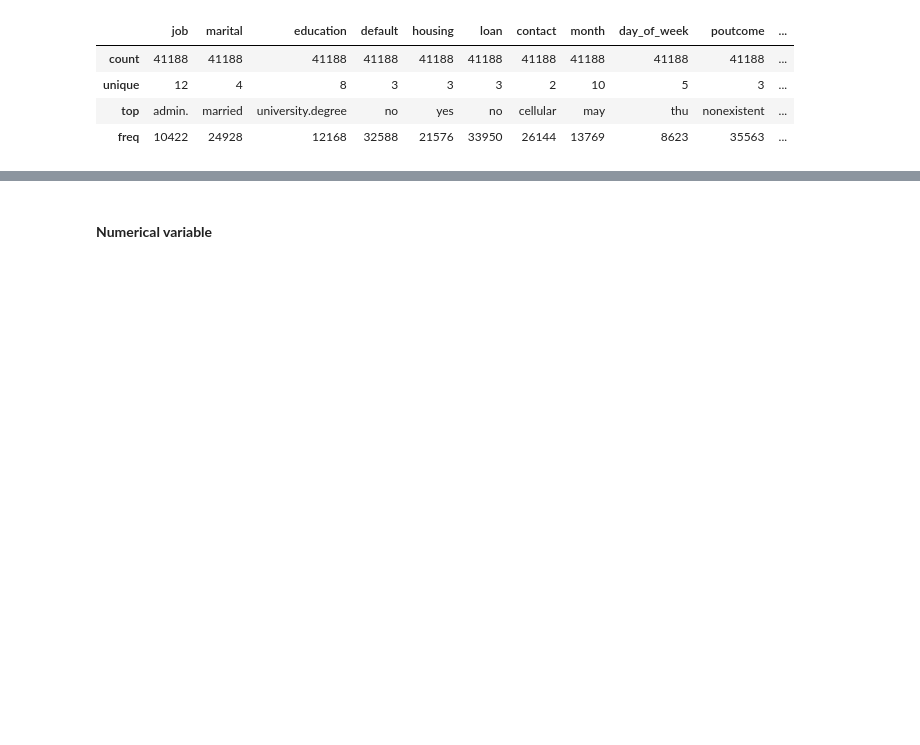
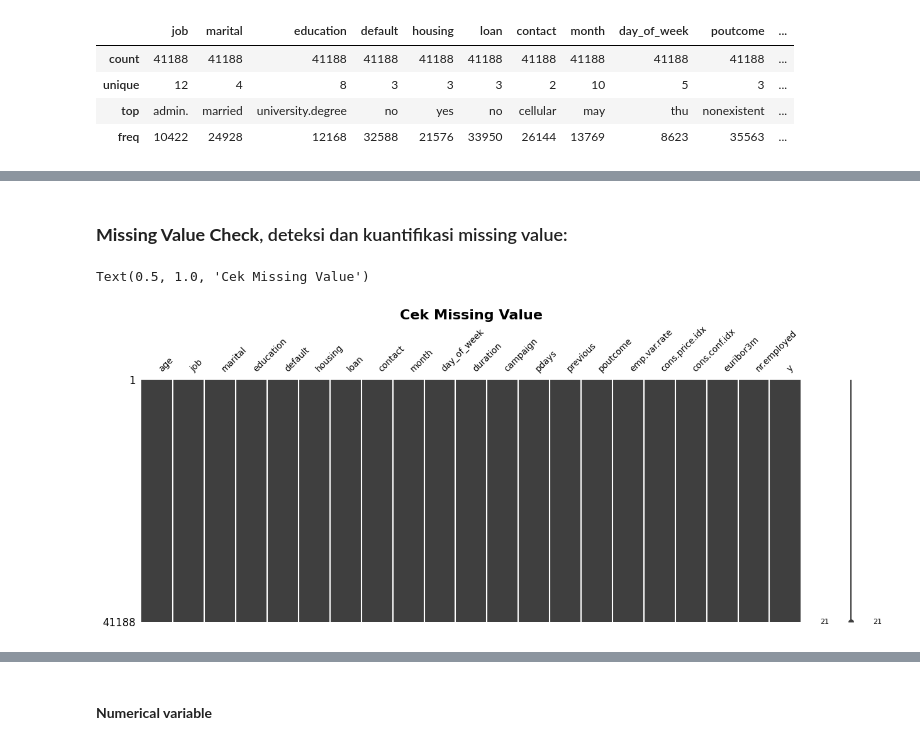
Before and after one commit to PurwadhikaDev/DeltaGroup_JC_DS_FT_Jogja_01_FinalProject, a Jupyter notebook: notebooks/GroupDelta_Bank_Marketing_Campaign.ipynb, the cells around one changed output, grey strips where cells are left out. Cells and saved outputs as stored; diff of their text form; code cells hidden in the pictures; blank space fills up the shorter version.

```diff
--- a/notebooks/GroupDelta_Bank_Marketing_Campaign.ipynb
+++ b/notebooks/GroupDelta_Bank_Marketing_Campaign.ipynb
@@ -218,0 +299,10 @@ __Insight :__
+# %% [markdown]
+### **Missing Value Check**, deteksi dan kuantifikasi missing value:
+# %%
+# Cek missing value
+
+msno.matrix(df, figsize=(15,5), fontsize=10)
+plt.title("Cek Missing Value", fontsize=16, weight="extra bold")
+# %% [output]
+Text(0.5, 1.0, 'Cek Missing Value')
+[figure, added]
```
Also changed, not shown: parts of 142 cells of this notebook.
